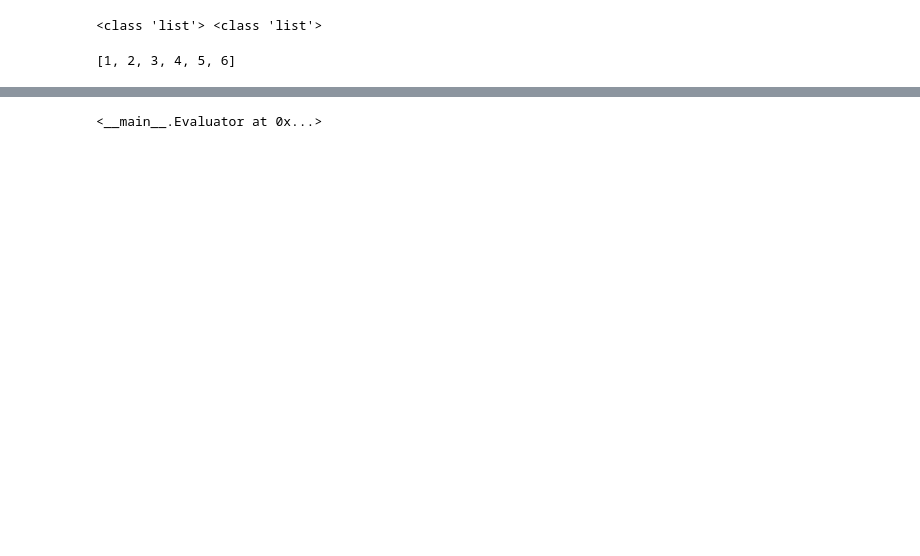
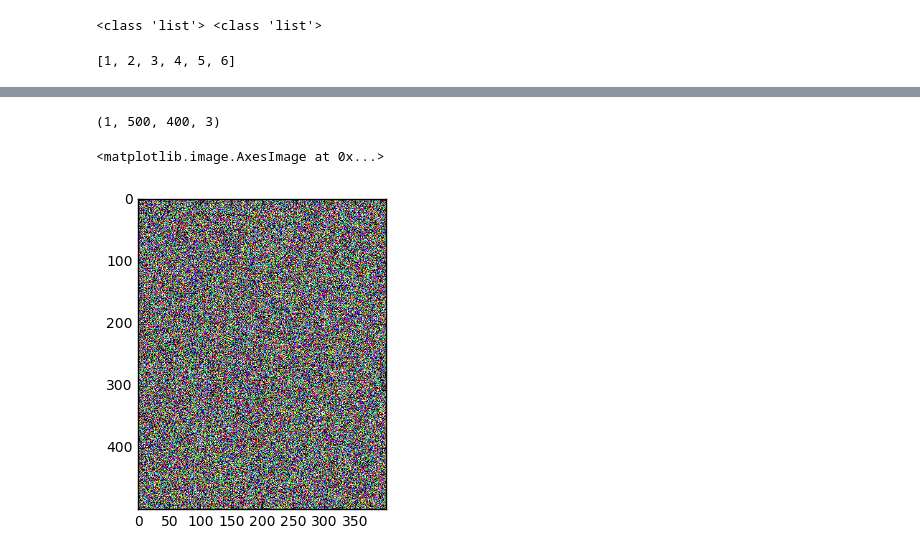
Before and after one commit to aidiary/notebooks, a Jupyter notebook: keras/170808-neural-style-transfer.ipynb, the cells around one changed output, grey strips where cells are left out. Saved outputs shown, nothing was run; the diff lists cells and outputs as text; code cells hidden in the pictures; blank space fills up the shorter version.

```diff
--- a/keras/170808-neural-style-transfer.ipynb
+++ b/keras/170808-neural-style-transfer.ipynb
@@ -194,7 +199,3 @@ print(type([loss]), type(grads))
 fn = K.function([model.input], [loss] + grads)
 # %%
 evaluator = Evaluator(fn, shp)
-# %%
-evaluator
-# %% [output]
-<__main__.Evaluator at 0x...>
@@ -203,0 +211,9 @@ def solve_image(eval_obj, niter, x):
+# %%
+rand_img = lambda shape: np.random.uniform(-2.5, 2.5, shape) / 100
+x = rand_img(shp)
+print(x.shape)
+plt.imshow(x[0])
+# %% [output]
+(1, 500, 400, 3)
+<matplotlib.image.AxesImage at 0x...>
+[figure, added]
```
Also changed, not shown: parts of 36 cells of this notebook.
